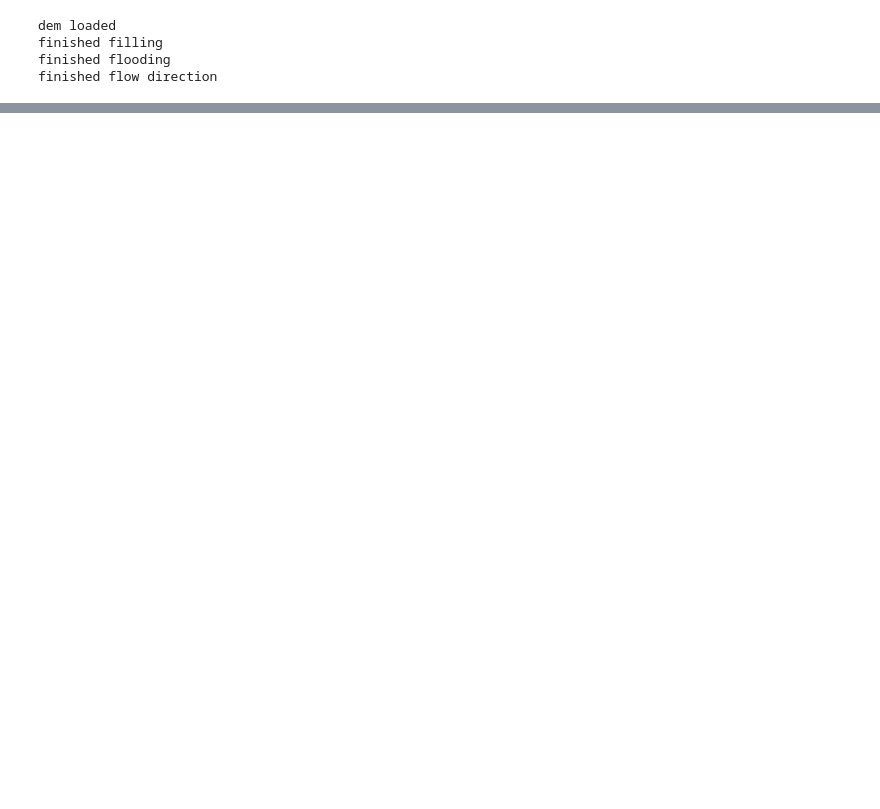
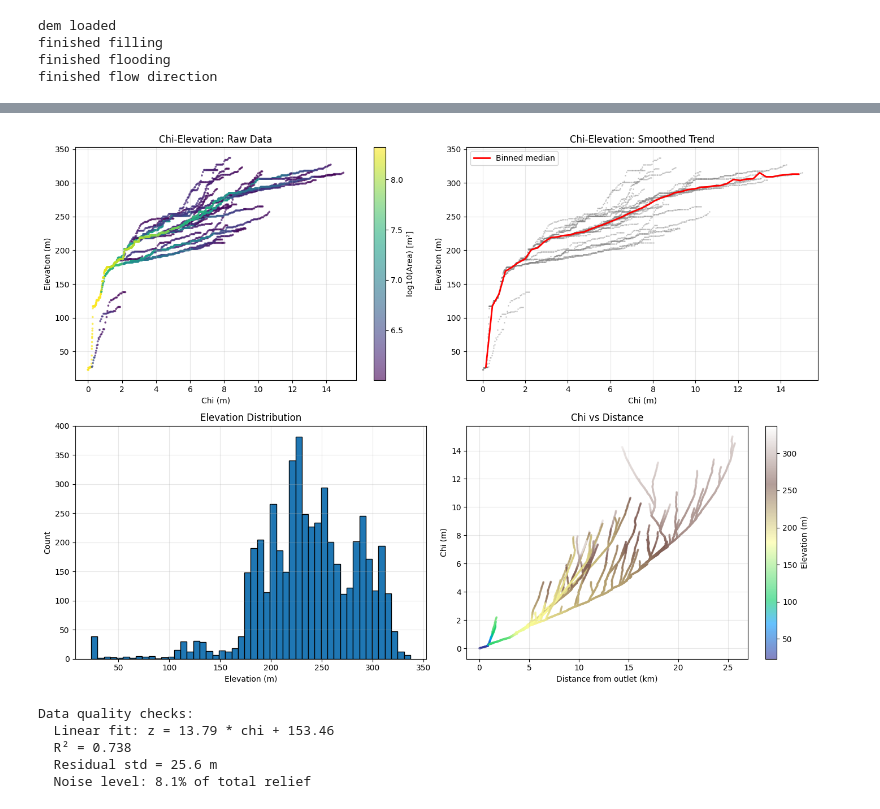
Before and after one commit to GrantPLong/AndesTG, a Jupyter notebook: Rapel/base_level/LGoren_Fluvial_landform_inversion.ipynb, the cells around one changed output, grey strips where cells are left out. Saved outputs shown, nothing was run; the diff lists cells and outputs as text; code cells hidden in the pictures; blank space fills up the shorter version.

```diff
--- a/Rapel/base_level/LGoren_Fluvial_landform_inversion.ipynb
+++ b/Rapel/base_level/LGoren_Fluvial_landform_inversion.ipynb
@@ -170,0 +424,71 @@ Uplift blocks:
+# %%
+# Look at the chi-elevation relationship in detail
+fig, axes = plt.subplots(2, 2, figsize=(14, 10))
+
+# 1. Full chi-elevation plot
+ax = axes[0, 0]
+scatter = ax.scatter(chi_trib, data_tributary['z'],
+                     c=np.log10(data_tributary['area_array']),
+                     s=3, cmap='viridis', alpha=0.6)
+plt.colorbar(scatter, ax=ax, label='log10(Area) [m²]')
+ax.set_xlabel('Chi (m)')
+ax.set_ylabel('Elevation (m)')
+ax.set_title('Chi-Elevation: Raw Data')
+ax.grid(True, alpha=0.3)
+
+# 2. Binned average to see trend
+from scipy.stats import binned_statistic
+chi_bins = np.linspace(0, chi_trib.max(), 50)
+z_binned, _, _ = binned_statistic(chi_trib, data_tributary['z'],
+                                   statistic='median', bins=chi_bins)
+chi_centers = (chi_bins[:-1] + chi_bins[1:]) / 2
+
+ax = axes[0, 1]
+ax.plot(chi_centers, z_binned, 'r-', linewidth=2, label='Binned median')
+ax.scatter(chi_trib, data_tributary['z'], c='gray', s=1, alpha=0.3)
+ax.set_xlabel('Chi (m)')
+ax.set_ylabel('Elevation (m)')
+ax.set_title('Chi-Elevation: Smoothed Trend')
+ax.legend()
+ax.grid(True, alpha=0.3)
+
+# 3. Histogram of elevations
+ax = axes[1, 0]
+ax.hist(data_tributary['z'], bins=50, edgecolor='black')
+ax.set_xlabel('Elevation (m)')
+ax.set_ylabel('Count')
+ax.set_title('Elevation Distribution')
+ax.grid(True, alpha=0.3)
+
+# 4. Chi vs distance from outlet
+ax = axes[1, 1]
+dist_from_outlet = np.sqrt((data_tributary['x'] - outlet[0])**2 +
+                           (data_tributary['y'] - outlet[1])**2)
+scatter2 = ax.scatter(dist_from_outlet/1000, chi_trib, c=data_tributary['z'],
+                      s=3, cmap='terrain', alpha=0.6)
+plt.colorbar(scatter2, ax=ax, label='Elevation (m)')
+ax.set_xlabel('Distance from outlet (km)')
+ax.set_ylabel('Chi (m)')
+ax.set_title('Chi vs Distance')
+ax.grid(True, alpha=0.3)
+
+plt.tight_layout()
+plt.show()
+
+# Data quality checks
+print("\nData quality checks:")
+from scipy.stats import linregress
+slope, intercept, r_value, p_value, std_err = linregress(chi_trib, data_tributary['z'])
+predicted_z = slope * chi_trib + intercept
+residuals = data_tributary['z'] - predicted_z
+print(f"  Linear fit: z = {slope:.2f} * chi + {intercept:.2f}")
+print(f"  R² = {r_value**2:.3f}")
+print(f"  Residual std = {np.std(residuals):.1f} m")
+print(f"  Noise level: {100*np.std(residuals)/(data_tributary['z'].max()-data_tributary['z'].min()):.1f}% of total relief")
+# %% [output]
+[figure, added]
+Data quality checks:
+  Linear fit: z = 13.79 * chi + 153.46
+  R² = 0.738
+  Residual std = 25.6 m
+  Noise level: 8.1% of total relief
```
Also changed, not shown: parts of 15 cells of this notebook, 16 other files.
